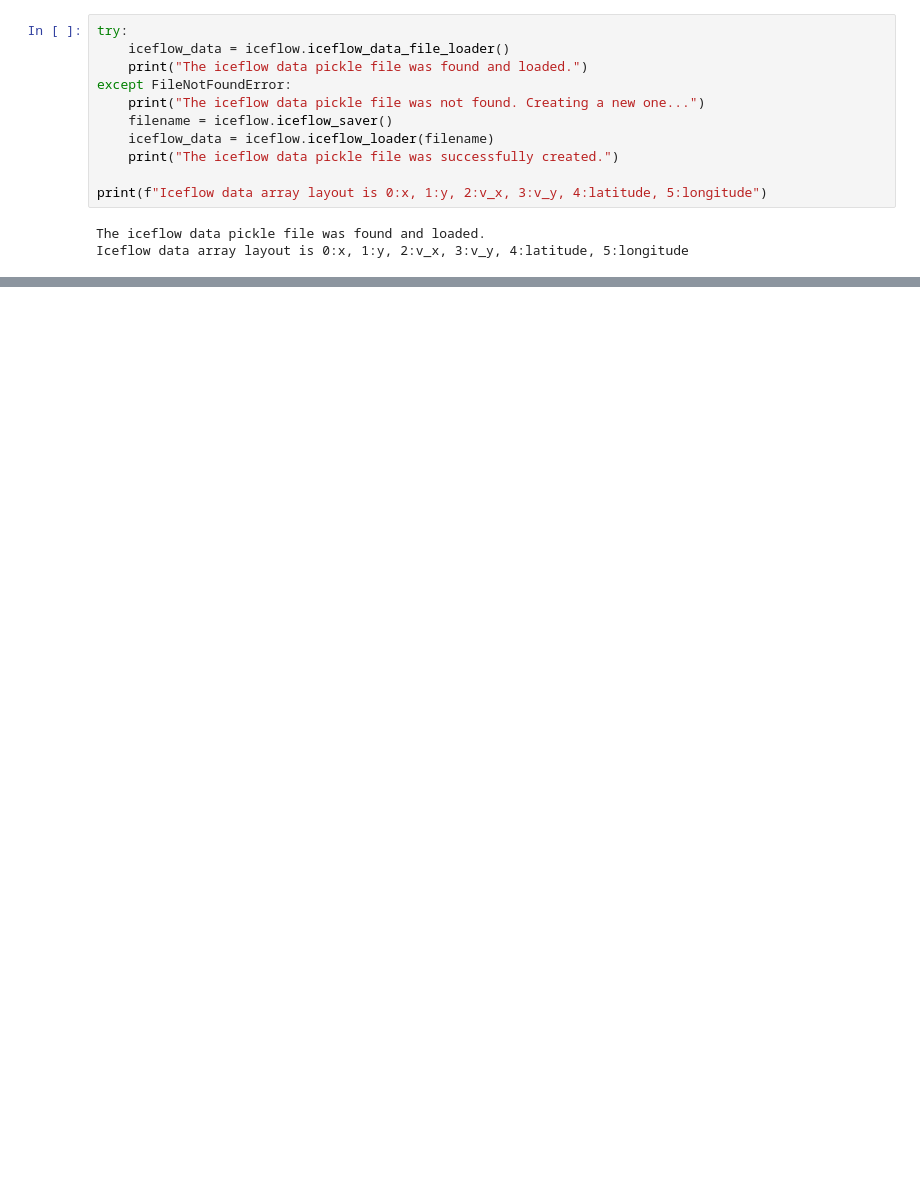
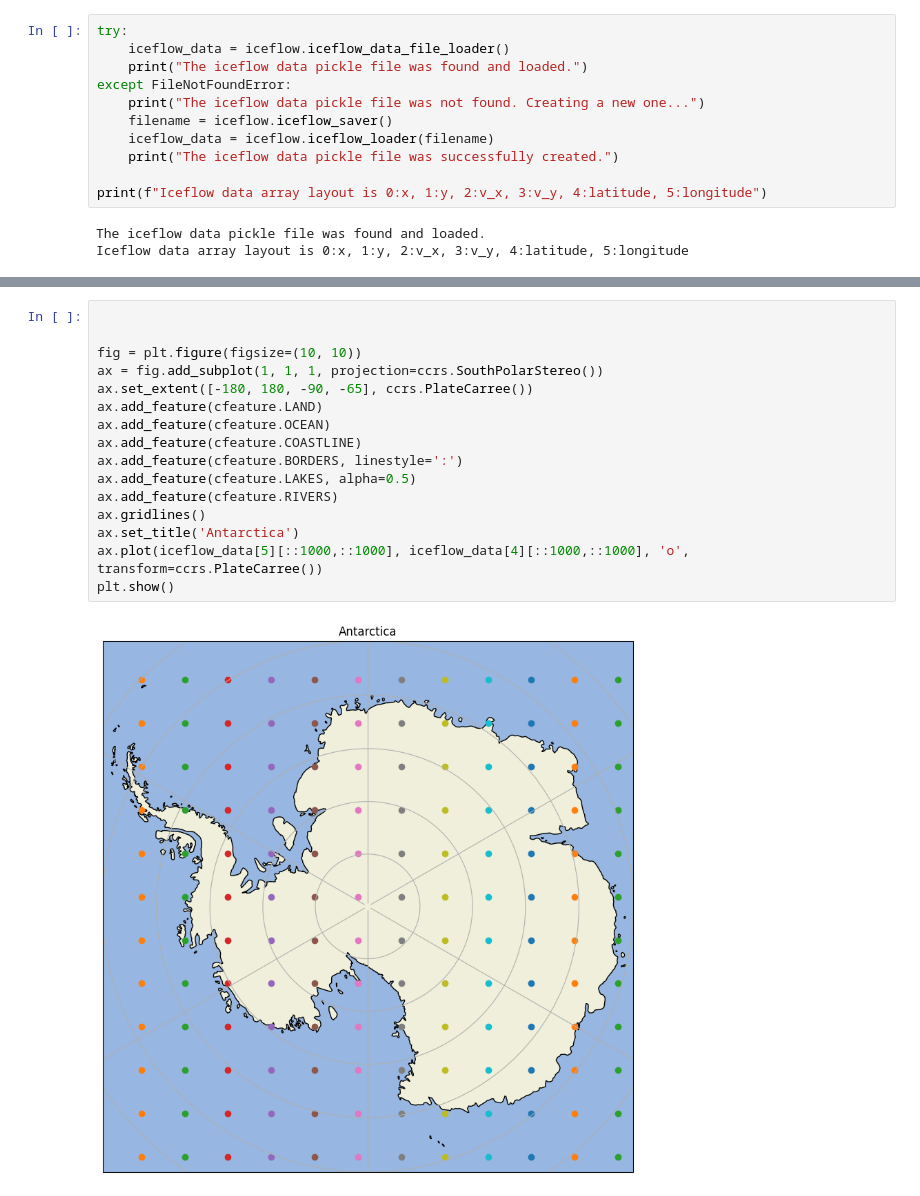
Before and after one commit to richardmoser/cresis_project, a Jupyter notebook: iceflow_viewer.ipynb, the cells around one changed output, grey strips where cells are left out. Drawn from its saved outputs; the diff is of its cells as text; blank space fills up the shorter version.

```diff
--- a/iceflow_viewer.ipynb
+++ b/iceflow_viewer.ipynb
@@ -37,0 +102,18 @@ test (8900.0, 6400.0) with error [80.90691905035733 80.90288238420531 80.8988449
+# %%
+
+
+fig = plt.figure(figsize=(10, 10))
+ax = fig.add_subplot(1, 1, 1, projection=ccrs.SouthPolarStereo())
+ax.set_extent([-180, 180, -90, -65], ccrs.PlateCarree())
+ax.add_feature(cfeature.LAND)
+ax.add_feature(cfeature.OCEAN)
+ax.add_feature(cfeature.COASTLINE)
+ax.add_feature(cfeature.BORDERS, linestyle=':')
+ax.add_feature(cfeature.LAKES, alpha=0.5)
+ax.add_feature(cfeature.RIVERS)
+ax.gridlines()
+ax.set_title('Antarctica')
+ax.plot(iceflow_data[5][::1000,::1000], iceflow_data[4][::1000,::1000], 'o', transform=ccrs.PlateCarree())
+plt.show()
+# %% [output]
+[figure, added]
```
Also changed, not shown: parts of 7 cells of this notebook, 9 other files.
